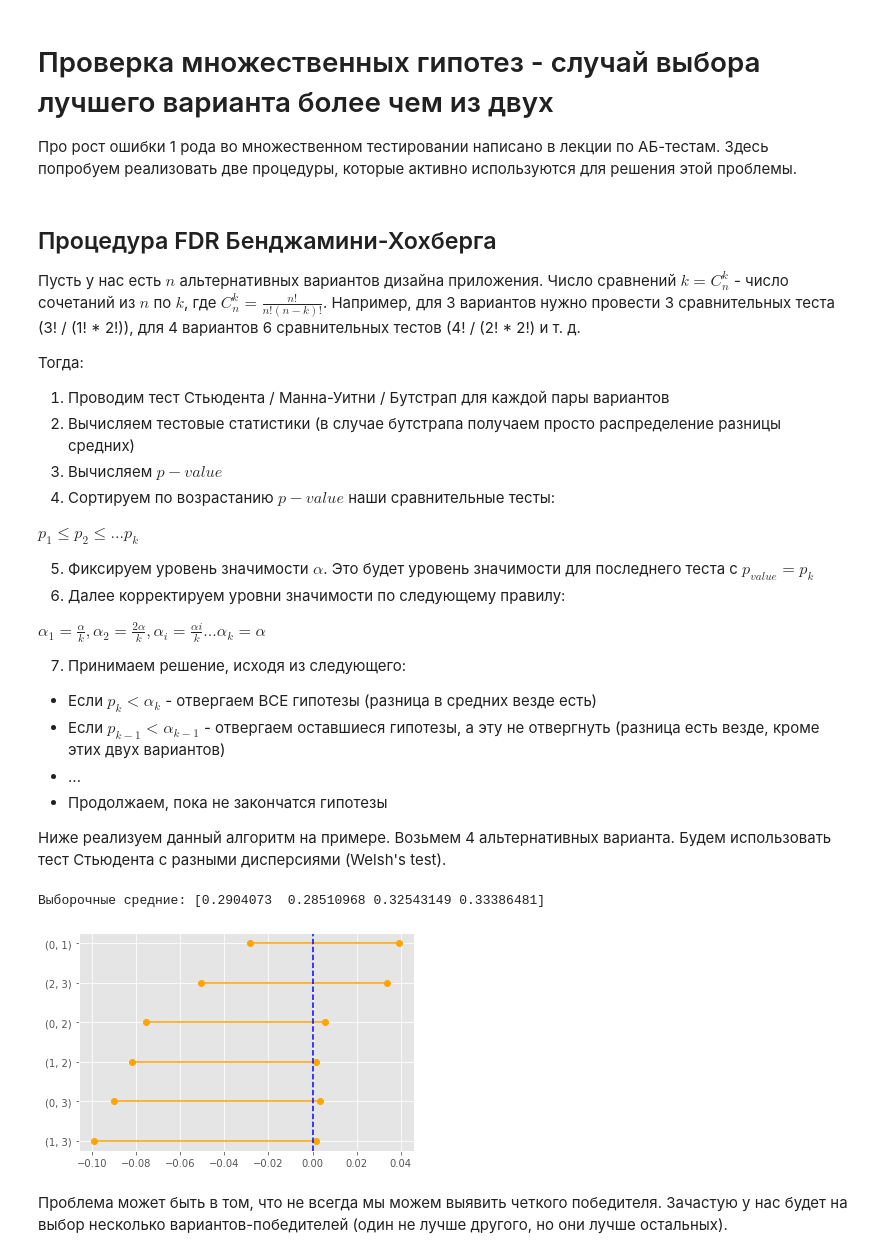
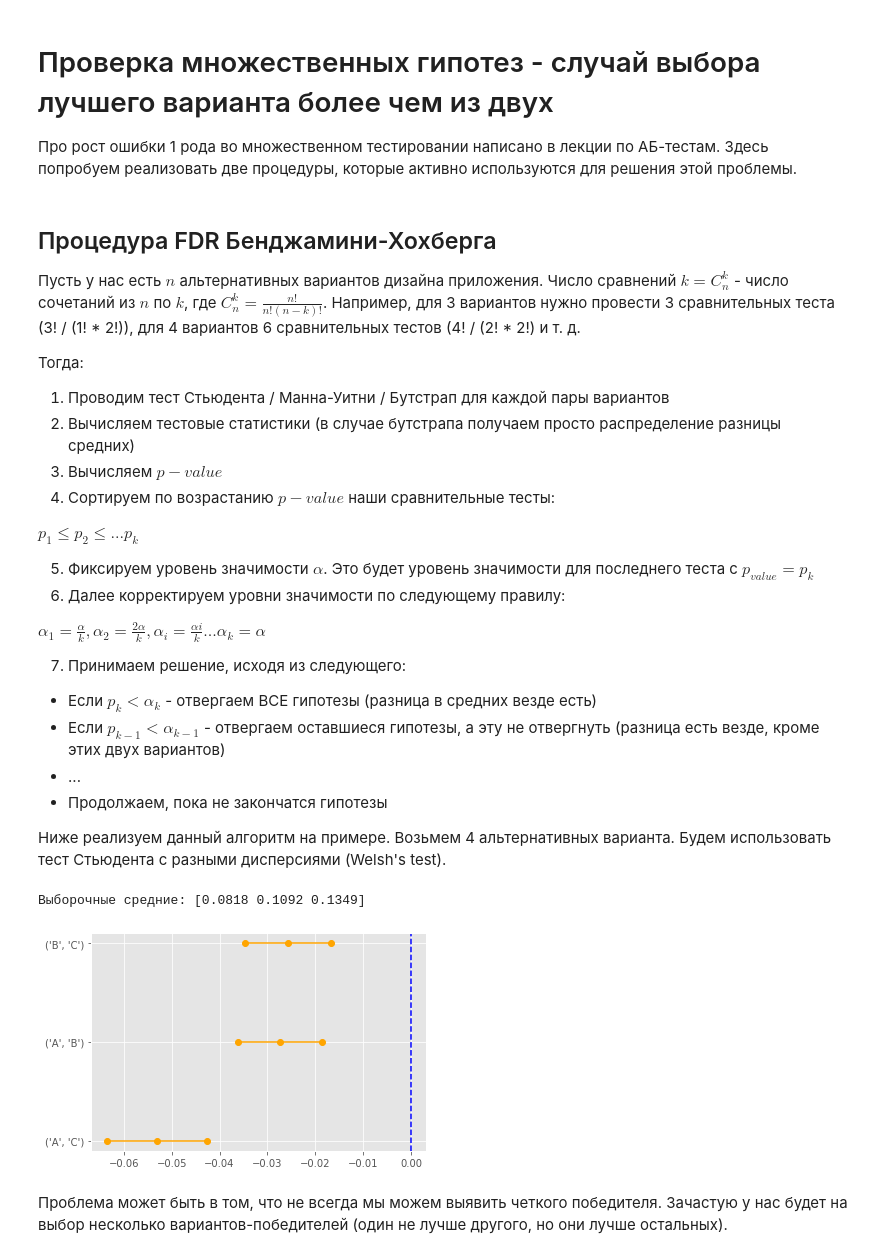
Before and after one commit to iakubovskii7/AB, a Jupyter notebook: notebooks/AB_classic_theory_implementing.ipynb, the cells around one changed output. Saved outputs shown, nothing was run; the diff lists cells and outputs as text; code cells hidden in the pictures.

```diff
--- a/notebooks/AB_classic_theory_implementing.ipynb
+++ b/notebooks/AB_classic_theory_implementing.ipynb
@@ -68,6 +68,9 @@ $z_{beta}$ - квантиль стандартного нормального р
 
 $z_{alpha}$ - квантиль стандартного нормального распределения уровня alpha (ошибка первого рода)
 # %%
+%load_ext autoreload
+%autoreload 2
+%aimport
 import numpy as np
 import pandas as pd
 import scipy.stats
@@ -85,10 +88,10 @@ from joblib import Parallel, delayed
 import joblib
 from src.bootstrap import bootstrap_jit_parallel
 from src.ab import get_bs_confidence_interval, create_confidence_plot
-from src.ab import ABTest
+from src.ab import ABTest, ABConversionTest, ABConversionExperimentTest
 from src.ab import plot_alpha_power
 plt.style.use('ggplot')
-plt.figure(figsize=(15,7))
+plt.rcParams['figure.figsize'] = [15, 7]
 %matplotlib inline
 
 import warnings
@@ -320,17 +328,12 @@ $C_n^k = \frac {n!} {n! (n-k)!}$. Например, для 3 вариантов
 3. Вычисляем $p-value$
 4. Сортируем по возрастанию $p-value$ наши сравнительные тесты:
 
-$
-p_1 \leq p_2 \leq ... p_k
-$
+$p_1 \leq p_2 \leq ... p_k$
 
 5. Фиксируем уровень значимости $\alpha$. Это будет уровень значимости для последнего теста с $p_{value} = p_k$
 6. Далее корректируем уровни значимости по следующему правилу:
 
-$
-\alpha_1 = \frac {\alpha} {k}, \alpha_2 = \frac {2\alpha} {k},
-\alpha_i = \frac {\alpha i} {k} ... \alpha_k = \alpha \
-$
+$\alpha_1 = \frac {\alpha} {k}, \alpha_2 = \frac {2\alpha} {k}, \alpha_i = \frac {\alpha i} {k} ... \alpha_k = \alpha$
 
 7. Принимаем решение, исходя из следующего:
  - Если $p_k < \alpha_k$ - отвергаем ВСЕ гипотезы (разница в средних везде есть)
@@ -344,8 +347,8 @@ $
 # %%
 def create_confidence_plot(df_results):
 
-    for lower,upper,y in zip(df_results['lower'],df_results['upper'],range(len(df_results))):
-        plt.plot((lower,upper),(y,y),'ro-',color='orange');
+    for lower, mean, upper, y in zip(df_results['lower'], df['diff_mean'], df_results['upper'], range(len(df_results))):
+        plt.plot((lower, mean, upper),(y,y, y),'ro-',color='orange');
     plt.yticks(range(len(df_results)),list(df_results.index));
     plt.axvline(x=0, color='b', ls='--');
 
@@ -375,38 +378,40 @@ def student_multiple_test(data, alpha=0.05, beta=0.8, equal_var=False):
     all_comparisons_df['i'] = np.arange(all_comparisons_df.shape[0]) + 1
     all_comparisons_df['alpha_correction'] = (all_comparisons_df['i'] * alpha ) / k
     all_comparisons_df['stat_significance'] = np.where(all_comparisons_df['p_value'] >
                                                        all_comparisons_df['alpha_correction'], False, True)
     # Create confident intervals for difference with correction significance level
     for index, row in all_comparisons_df.iterrows():
         cm = sms.CompareMeans(sms.DescrStatsW(data[:, index[0]]), sms.DescrStatsW(data[:, index[1]]))
         all_comparisons_df.loc[index, "lower"] = cm.tconfint_diff(usevar='unequal',
                                                                                 alpha=row['alpha_correction'])[0]
         all_comparisons_df.loc[index, "upper"] = cm.tconfint_diff(usevar='unequal',
                                                                                 alpha=row['alpha_correction'])[1]
 
     # Determine winners
     for index, row in all_comparisons_df.iterrows():
         all_comparisons_df.loc[index, "winner"] = np.where((row['stat_significance'] == True) &
                                                            (row['statistic'] < 0),
                                                            str(index[1]), np.where(row['stat_significance'] == True,
                                                                               str(index[0]), "not_winner")).item()
     winner_count = all_comparisons_df['winner'].value_counts()
 
     winner = None
     if np.all(np.array(winner_count.index)) == "not_winner":
         winner = "not_winner"
 
 
 
     return all_comparisons_df, winner_count
-data_testing = np.random.lognormal(mean=[-1.75, -1.75, -1.71, -1.7], sigma=[1, 1.01, 1.05, 1.1],
-                                   size=(1000, 4))
+data_testing = np.random.binomial(n=[1, 1, 1], p = [0.08, 0.11, 0.13], size=(10000, 3))
 print(f"Выборочные средние: {data_testing.mean(axis=0)}")
+
 df, counts = student_multiple_test(data_testing)
-create_confidence_plot(df[['lower', 'upper']])
+df.index = pd.MultiIndex.from_arrays([["A", "A", "B"], ["C", "B", "C"]], names=['var1', 'var2'])  # only for presentations
+create_confidence_plot(df[['lower', 'upper']]);
+plt.title("p-value")
 # %% [output]
-Выборочные средние: [0.2904073  0.28510968 0.32543149 0.33386481]
+Выборочные средние: [0.0818 0.1092 0.1349]
-[figure, old version]
+[figure, new version]
 # %% [markdown]
 Проблема может быть в том, что не всегда мы можем выявить четкого победителя.
 Зачастую у нас будет на выбор несколько вариантов-победителей (один не лучше другого, но они лучше остальных).
```
Also changed, not shown: parts of 6 cells of this notebook, 3 other files.
